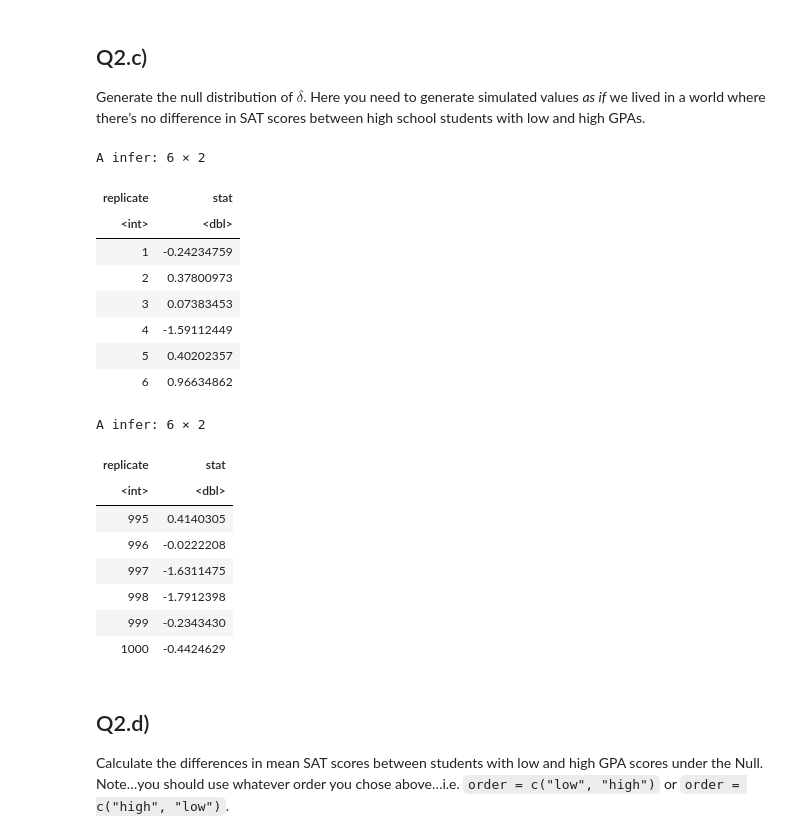
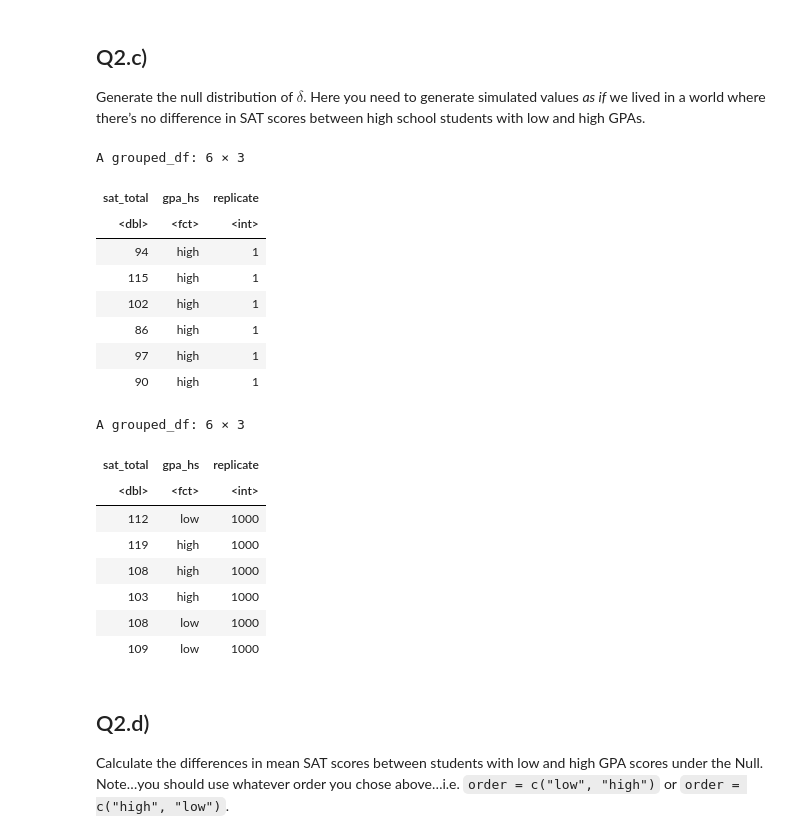
Before and after one commit to UNC-DATA-730/unit-9-assignment-setiadha-unc, a Jupyter notebook: agungsetiadha-assignment9.ipynb, the cells around one changed output. Drawn from its saved outputs; the diff is of its cells as text; code cells hidden in the pictures.

```diff
--- a/agungsetiadha-assignment9.ipynb
+++ b/agungsetiadha-assignment9.ipynb
@@ -402,32 +402,31 @@ in SAT scores between high school students with low and high GPAs.
 # %%
 # you finish this code....
 
 sat_in_null_world <- sat_gpa |>
     specify(formula = sat_total ~ gpa_hs) |>
     hypothesize('independence') |>
-    generate(reps = 1000, type = 'permute') |>
-    calculate(stat = 'diff in means', order = c("high", "low"))
+    generate(reps = 1000, type = 'permute')
 sat_in_null_world |> head()
 sat_in_null_world |> tail()
 # %% [output]
-A infer: 6 × 2
+A grouped_df: 6 × 3
-| replicate | stat |
-| <int> | <dbl> |
-| 1 | -0.24234759 |
-| 2 | 0.37800973 |
-| 3 | 0.07383453 |
-| 4 | -1.59112449 |
-| 5 | 0.40202357 |
-| 6 | 0.96634862 |
+| sat_total | gpa_hs | replicate |
+| <dbl> | <fct> | <int> |
+| 94 | high | 1 |
+| 115 | high | 1 |
+| 102 | high | 1 |
+| 86 | high | 1 |
+| 97 | high | 1 |
+| 90 | high | 1 |
-A infer: 6 × 2
+A grouped_df: 6 × 3
-| replicate | stat |
-| <int> | <dbl> |
-| 995 | 0.4140305 |
-| 996 | -0.0222208 |
-| 997 | -1.6311475 |
-| 998 | -1.7912398 |
-| 999 | -0.2343430 |
-| 1000 | -0.4424629 |
+| sat_total | gpa_hs | replicate |
+| <dbl> | <fct> | <int> |
+| 112 | low | 1000 |
+| 119 | high | 1000 |
+| 108 | high | 1000 |
+| 103 | high | 1000 |
+| 108 | low | 1000 |
+| 109 | low | 1000 |
 # %% [markdown]
 ## Q2.d)
 
```
Also changed, not shown: parts of 12 cells of this notebook.
